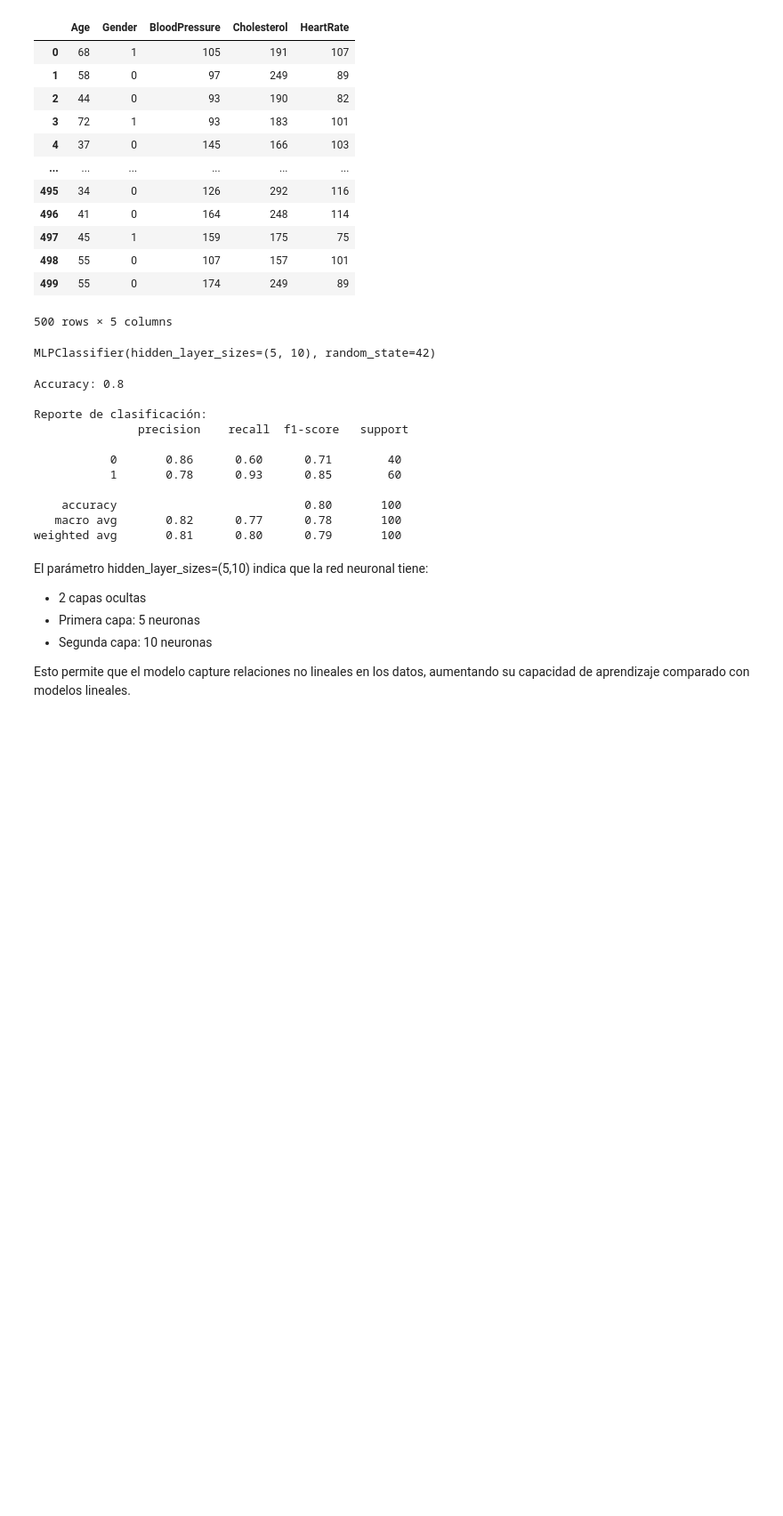
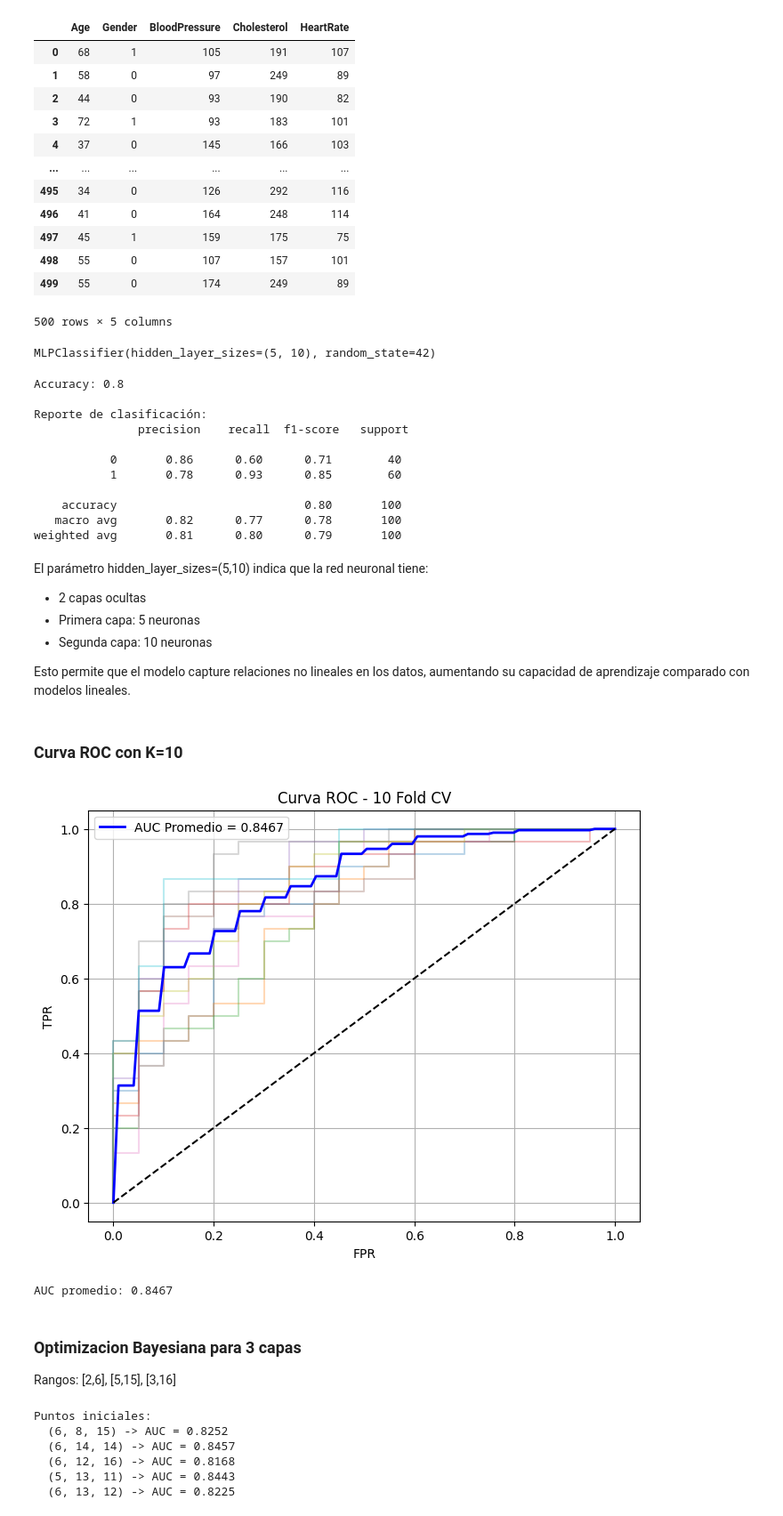
Before and after one commit to PacoTinoco/Lab-Aprendizaje-Estadistico, a Jupyter notebook: Acts/Act05/Act_05.ipynb, the cells around one changed output. Shown at 89% size. Cells and saved outputs as stored; diff of their text form; code cells hidden in the pictures; blank space fills up the shorter version.

```diff
--- a/Acts/Act05/Act_05.ipynb
+++ b/Acts/Act05/Act_05.ipynb
@@ -176,0 +178,48 @@ Esto permite que el modelo capture relaciones no lineales en los datos, aumentan
+# %% [markdown]
+### Curva ROC con K=10
+# %%
+cv = StratifiedKFold(n_splits=10, shuffle=True, random_state=42)
+mlp_roc = MLPClassifier(hidden_layer_sizes=(5,10), random_state=42, max_iter=500)
+
+tprs = []
+aucs = []
+mean_fpr = np.linspace(0, 1, 100)
+
+plt.figure(figsize=(8,6))
+
+for fold, (train_idx, test_idx) in enumerate(cv.split(X_scaled, y)):
+    X_tr, X_te = X_scaled[train_idx], X_scaled[test_idx]
+    y_tr, y_te = y.iloc[train_idx], y.iloc[test_idx]
+
+    mlp_roc.fit(X_tr, y_tr)
+    y_prob = mlp_roc.predict_proba(X_te)[:, 1]
+
+    fpr, tpr, _ = roc_curve(y_te, y_prob)
+    roc_auc = auc(fpr, tpr)
+    aucs.append(roc_auc)
+
+    interp_tpr = np.interp(mean_fpr, fpr, tpr)
+    interp_tpr[0] = 0.0
+    tprs.append(interp_tpr)
+
+    plt.plot(fpr, tpr, alpha=0.3)
+
+mean_tpr = np.mean(tprs, axis=0)
+mean_auc = np.mean(aucs)
+plt.plot(mean_fpr, mean_tpr, 'b-', lw=2, label=f'AUC Promedio = {mean_auc:.4f}')
+plt.plot([0,1], [0,1], 'k--')
+plt.xlabel('FPR')
+plt.ylabel('TPR')
+plt.title('Curva ROC - 10 Fold CV')
+plt.legend()
+plt.grid()
+plt.show()
+
+print(f"AUC promedio: {mean_auc:.4f}")
+# %% [output]
+[figure, added]
+AUC promedio: 0.8467
+# %% [markdown]
+### Optimizacion Bayesiana para 3 capas
+
+Rangos: [2,6], [5,15], [3,16]
@@ -176,0 +231,23 @@ Esto permite que el modelo capture relaciones no lineales en los datos, aumentan
+# %%
+from itertools import product
+
+c1_vals = np.arange(2, 7)
+c2_vals = np.arange(5, 16)
+c3_vals = np.arange(3, 17)
+todas = np.array(list(product(c1_vals, c2_vals, c3_vals)))
+
+np.random.seed(42)
+idx_inicial = np.random.choice(len(todas), 5, replace=False)
+X_obs = todas[idx_inicial].astype(float)
+y_obs = np.array([evaluar_mlp(*x) for x in X_obs])
+
+print("Puntos iniciales:")
+for x, y_val in zip(X_obs, y_obs):
+    print(f"  ({int(x[0])}, {int(x[1])}, {int(x[2])}) -> AUC = {y_val:.4f}")
+# %% [output]
+Puntos iniciales:
+  (6, 8, 15) -> AUC = 0.8252
+  (6, 14, 14) -> AUC = 0.8457
+  (6, 12, 16) -> AUC = 0.8168
+  (5, 13, 11) -> AUC = 0.8443
+  (6, 13, 12) -> AUC = 0.8225
```
Also changed, not shown: parts of 7 cells of this notebook, 1 other file.
